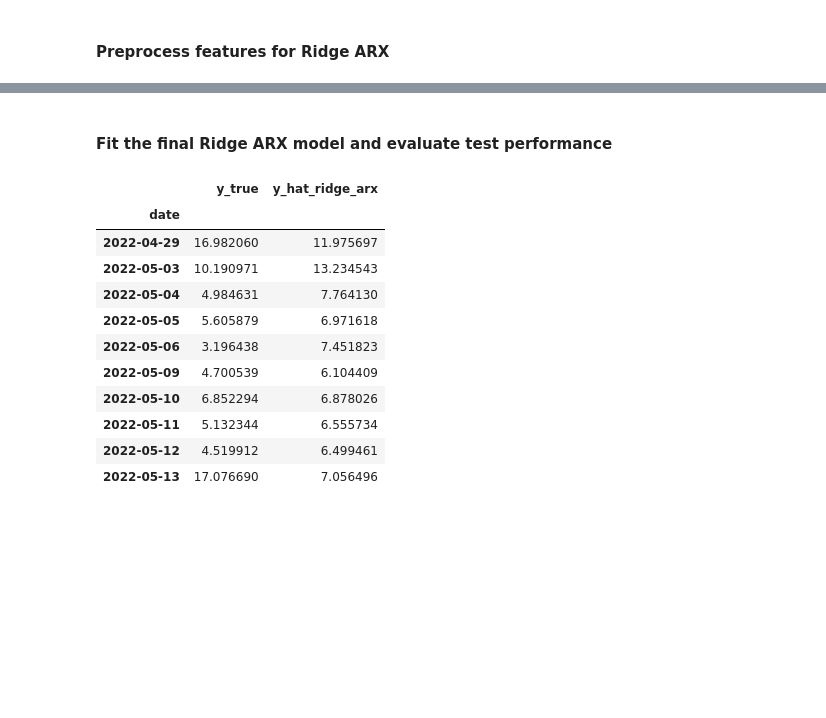
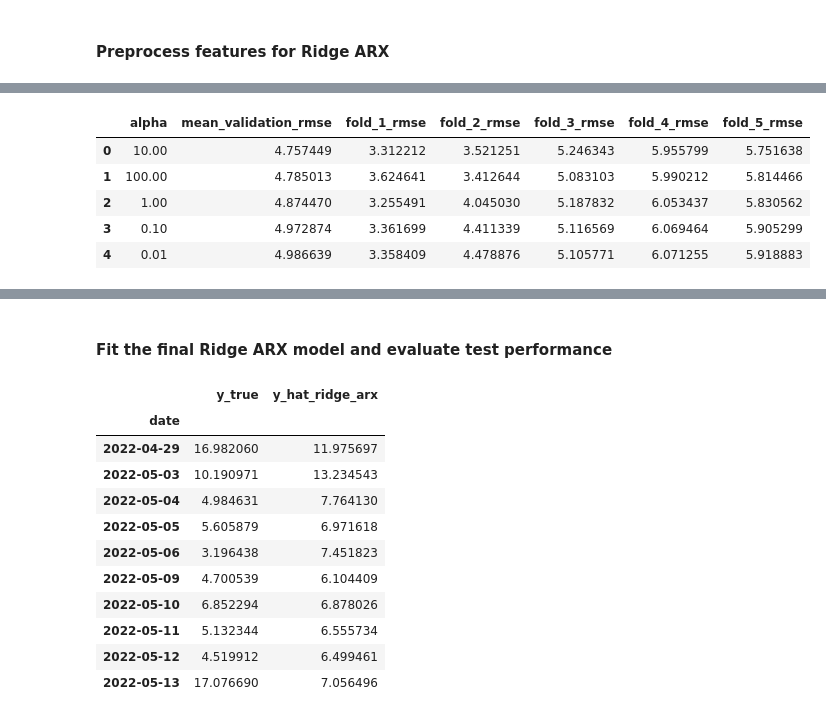
Before and after one commit to jako6f/dublin-air-quality-forecasting, a Jupyter notebook: notebooks/dublin_air_quality_forecasting.ipynb, the cells around one changed output, grey strips where cells are left out. Drawn from its saved outputs; the diff is of its cells as text; code cells hidden in the pictures; blank space fills up the shorter version.

Commit message:
added k-fold cross-val to optimise lambda

```diff
--- a/notebooks/dublin_air_quality_forecasting.ipynb
+++ b/notebooks/dublin_air_quality_forecasting.ipynb
@@ -2711 +2665,56 @@ ridge_arx_validation_results = (
+# %%
+# Use several chronological folds inside the training period so alpha is tuned without looking at the final held-out test set
+ridge_arx_tscv = TimeSeriesSplit(n_splits=5)
+
+# Try small grid of candidate alpha values and average the fold RMSE values for each one.
+ridge_arx_alpha_grid = [0.01, 0.1, 1.0, 10.0, 100.0]
+ridge_arx_cv_rows = []
+
+for alpha in ridge_arx_alpha_grid:
+    ridge_arx_fold_rmses = []
+
+    for fold_idx, (ridge_arx_fold_train_idx, ridge_arx_fold_val_idx) in enumerate(
+        ridge_arx_tscv.split(ridge_arx_X_train),
+        start=1
+    ):
+        ridge_arx_X_fold_train = ridge_arx_X_train.iloc[ridge_arx_fold_train_idx]
+        ridge_arx_y_fold_train = ridge_arx_y_train.iloc[ridge_arx_fold_train_idx]
+        ridge_arx_X_fold_validation = ridge_arx_X_train.iloc[ridge_arx_fold_val_idx]
+        ridge_arx_y_fold_validation = ridge_arx_y_train.iloc[ridge_arx_fold_val_idx]
+
+        ridge_arx_fold_model = make_ridge_arx_pipeline(alpha=alpha)
+        ridge_arx_fold_model.fit(ridge_arx_X_fold_train, ridge_arx_y_fold_train)
+        ridge_arx_fold_preds = ridge_arx_fold_model.predict(ridge_arx_X_fold_validation)
+
+        ridge_arx_fold_rmse = sqrt(
+            mean_squared_error(ridge_arx_y_fold_validation, ridge_arx_fold_preds)
+        )
+
+        ridge_arx_fold_rmses.append(ridge_arx_fold_rmse)
+
+    ridge_arx_cv_rows.append({
+        'alpha': alpha,
+        'mean_validation_rmse': np.mean(ridge_arx_fold_rmses),
+        'fold_1_rmse': ridge_arx_fold_rmses[0],
+        'fold_2_rmse': ridge_arx_fold_rmses[1],
+        'fold_3_rmse': ridge_arx_fold_rmses[2],
+        'fold_4_rmse': ridge_arx_fold_rmses[3],
+        'fold_5_rmse': ridge_arx_fold_rmses[4],
+    })
+
+ridge_arx_cv_results = (
+    pd.DataFrame(ridge_arx_cv_rows)
+    .sort_values('mean_validation_rmse')
+    .reset_index(drop=True)
+)
+
+
+display(ridge_arx_cv_results)
+# %% [output]
+|  | alpha | mean_validation_rmse | fold_1_rmse | fold_2_rmse | fold_3_rmse | fold_4_rmse | fold_5_rmse |
+| 0 | 10.00 | 4.757449 | 3.312212 | 3.521251 | 5.246343 | 5.955799 | 5.751638 |
+| 1 | 100.00 | 4.785013 | 3.624641 | 3.412644 | 5.083103 | 5.990212 | 5.814466 |
+| 2 | 1.00 | 4.874470 | 3.255491 | 4.045030 | 5.187832 | 6.053437 | 5.830562 |
+| 3 | 0.10 | 4.972874 | 3.361699 | 4.411339 | 5.116569 | 6.069464 | 5.905299 |
+| 4 | 0.01 | 4.986639 | 3.358409 | 4.478876 | 5.105771 | 6.071255 | 5.918883 |
 # %% [markdown]
```
Also changed, not shown: parts of 10 cells of this notebook.
